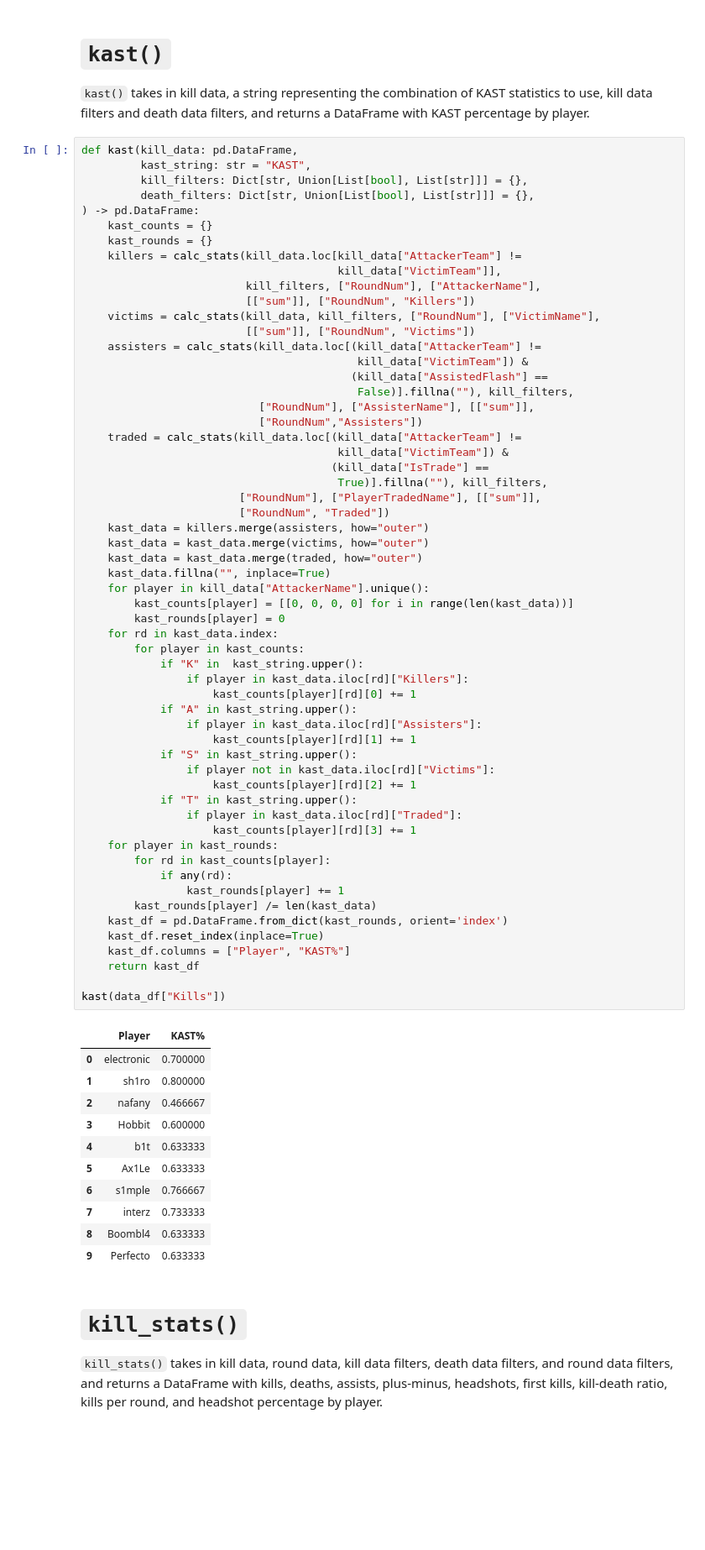
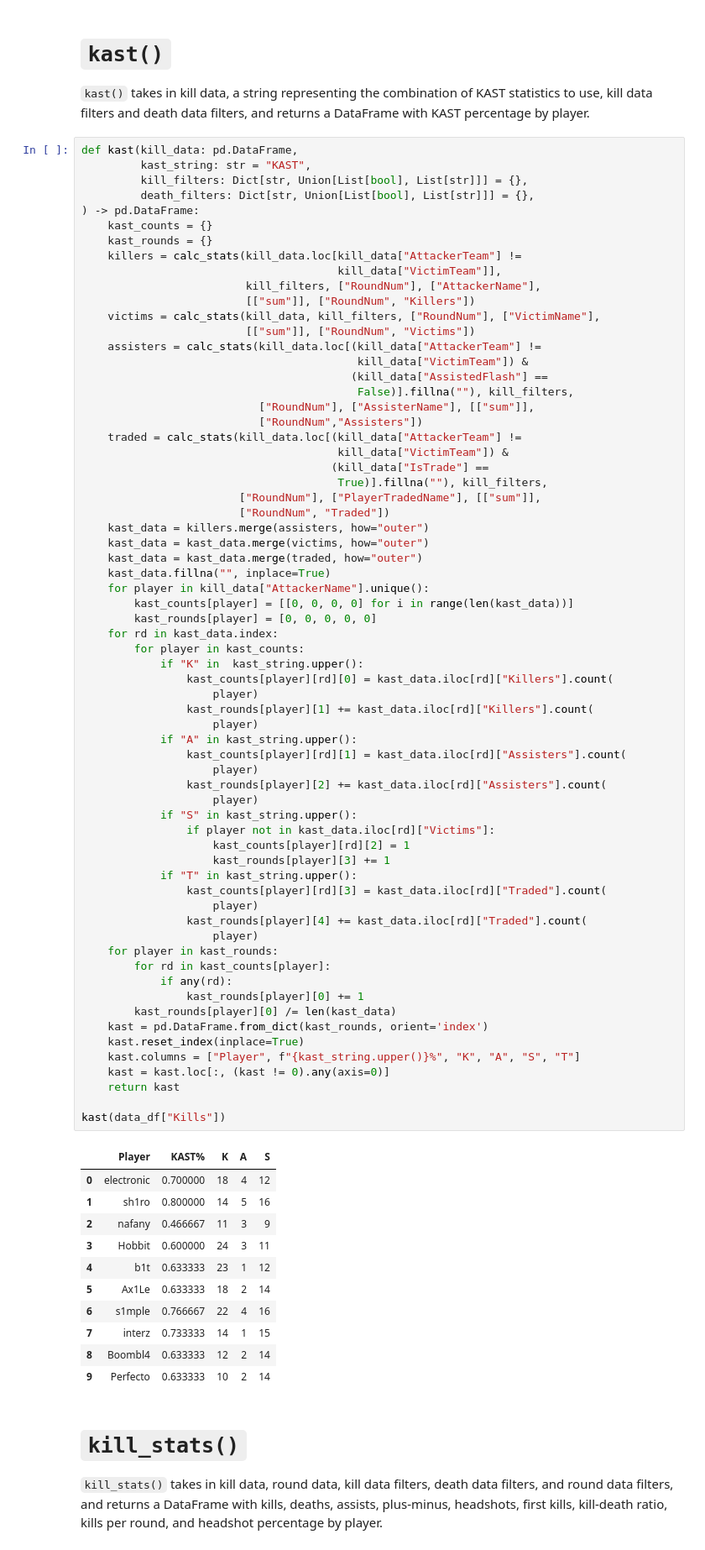
Before and after one commit to pnxenopoulos/awpy, a Jupyter notebook: examples/01_Basic_CSGO_Analysis.ipynb, the cells around one changed output. Shown at 84% size. Cells and saved outputs as stored; diff of their text form; blank space fills up the shorter version.

```diff
--- a/examples/01_Basic_CSGO_Analysis.ipynb
+++ b/examples/01_Basic_CSGO_Analysis.ipynb
@@ -164,58 +212,66 @@ def kast(kill_data: pd.DataFrame,
                                           kill_data["VictimTeam"]) &
                                          (kill_data["AssistedFlash"] ==
                                           False)].fillna(""), kill_filters,
                            ["RoundNum"], ["AssisterName"], [["sum"]],
                            ["RoundNum","Assisters"])
     traded = calc_stats(kill_data.loc[(kill_data["AttackerTeam"] !=
                                        kill_data["VictimTeam"]) &
                                       (kill_data["IsTrade"] ==
                                        True)].fillna(""), kill_filters,
                         ["RoundNum"], ["PlayerTradedName"], [["sum"]],
                         ["RoundNum", "Traded"])
     kast_data = killers.merge(assisters, how="outer")
     kast_data = kast_data.merge(victims, how="outer")
     kast_data = kast_data.merge(traded, how="outer")
     kast_data.fillna("", inplace=True)
     for player in kill_data["AttackerName"].unique():
         kast_counts[player] = [[0, 0, 0, 0] for i in range(len(kast_data))]
-        kast_rounds[player] = 0
+        kast_rounds[player] = [0, 0, 0, 0, 0]
     for rd in kast_data.index:
         for player in kast_counts:
             if "K" in  kast_string.upper():
-                if player in kast_data.iloc[rd]["Killers"]:
-                    kast_counts[player][rd][0] += 1
+                kast_counts[player][rd][0] = kast_data.iloc[rd]["Killers"].count(
+                    player)
+                kast_rounds[player][1] += kast_data.iloc[rd]["Killers"].count(
+                    player)
             if "A" in kast_string.upper():
-                if player in kast_data.iloc[rd]["Assisters"]:
-                    kast_counts[player][rd][1] += 1
+                kast_counts[player][rd][1] = kast_data.iloc[rd]["Assisters"].count(
+                    player)
+                kast_rounds[player][2] += kast_data.iloc[rd]["Assisters"].count(
+                    player)
             if "S" in kast_string.upper():
                 if player not in kast_data.iloc[rd]["Victims"]:
-                    kast_counts[player][rd][2] += 1
+                    kast_counts[player][rd][2] = 1
+                    kast_rounds[player][3] += 1
             if "T" in kast_string.upper():
-                if player in kast_data.iloc[rd]["Traded"]:
-                    kast_counts[player][rd][3] += 1
+                kast_counts[player][rd][3] = kast_data.iloc[rd]["Traded"].count(
+                    player)
+                kast_rounds[player][4] += kast_data.iloc[rd]["Traded"].count(
+                    player)
     for player in kast_rounds:
         for rd in kast_counts[player]:
             if any(rd):
-                kast_rounds[player] += 1
-        kast_rounds[player] /= len(kast_data)
-    kast_df = pd.DataFrame.from_dict(kast_rounds, orient='index')
-    kast_df.reset_index(inplace=True)
-    kast_df.columns = ["Player", "KAST%"]
-    return kast_df
+                kast_rounds[player][0] += 1
+        kast_rounds[player][0] /= len(kast_data)
+    kast = pd.DataFrame.from_dict(kast_rounds, orient='index')
+    kast.reset_index(inplace=True)
+    kast.columns = ["Player", f"{kast_string.upper()}%", "K", "A", "S", "T"]
+    kast = kast.loc[:, (kast != 0).any(axis=0)]
+    return kast
 
 kast(data_df["Kills"])
 # %% [output]
-|  | Player | KAST% |
-| 0 | electronic | 0.700000 |
-| 1 | sh1ro | 0.800000 |
-| 2 | nafany | 0.466667 |
-| 3 | Hobbit | 0.600000 |
-| 4 | b1t | 0.633333 |
-| 5 | Ax1Le | 0.633333 |
-| 6 | s1mple | 0.766667 |
-| 7 | interz | 0.733333 |
-| 8 | Boombl4 | 0.633333 |
-| 9 | Perfecto | 0.633333 |
+|  | Player | KAST% | K | A | S |
+| 0 | electronic | 0.700000 | 18 | 4 | 12 |
+| 1 | sh1ro | 0.800000 | 14 | 5 | 16 |
+| 2 | nafany | 0.466667 | 11 | 3 | 9 |
+| 3 | Hobbit | 0.600000 | 24 | 3 | 11 |
+| 4 | b1t | 0.633333 | 23 | 1 | 12 |
+| 5 | Ax1Le | 0.633333 | 18 | 2 | 14 |
+| 6 | s1mple | 0.766667 | 22 | 4 | 16 |
+| 7 | interz | 0.733333 | 14 | 1 | 15 |
+| 8 | Boombl4 | 0.633333 | 12 | 2 | 14 |
+| 9 | Perfecto | 0.633333 | 10 | 2 | 14 |
 # %% [markdown]
 # `kill_stats()`
 `kill_stats()` takes in kill data, round data, kill data filters, death data filters, and round data filters, and returns a DataFrame with kills, deaths, assists, plus-minus, headshots, first kills, kill-death ratio, kills per round, and headshot percentage by player.
```
Also changed, not shown: parts of 9 cells of this notebook, 4 other files.
